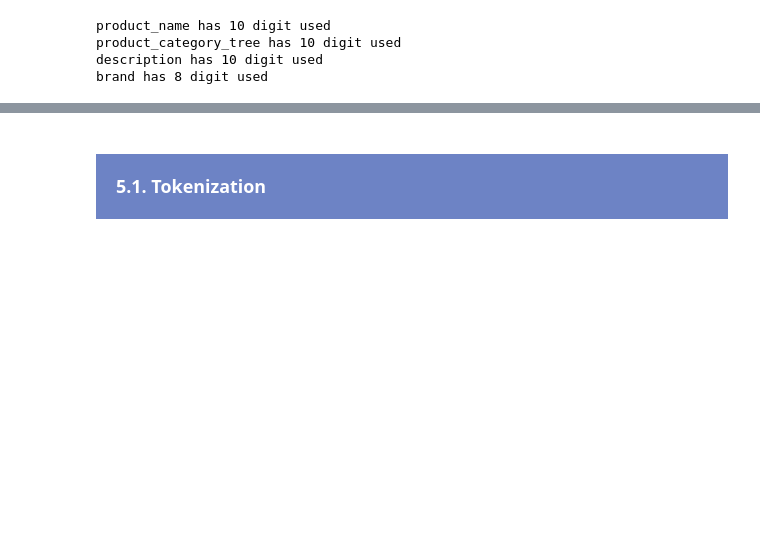
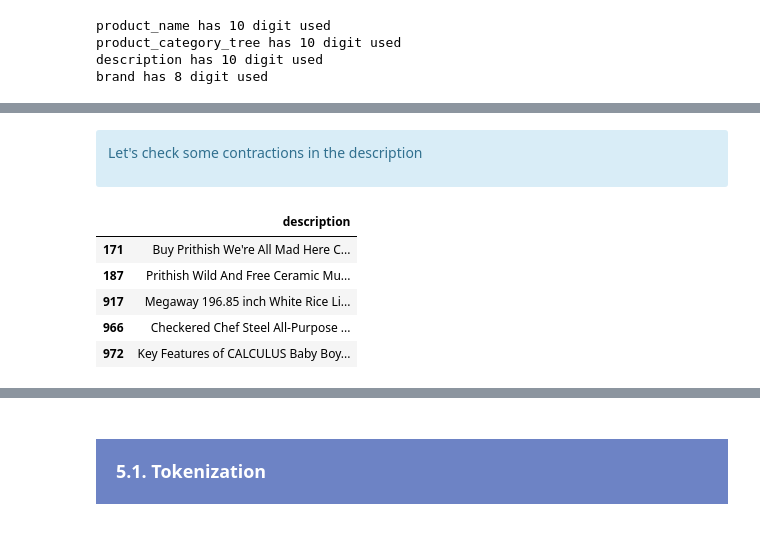
Before and after one commit to samirhinojosa/OC-P6-automatically-classify-consumer-goods, a Jupyter notebook: text_analysis_notebook.ipynb, the cells around one changed output, grey strips where cells are left out. Saved outputs shown, nothing was run; the diff lists cells and outputs as text; code cells hidden in the pictures; blank space fills up the shorter version.

```diff
--- a/text_analysis_notebook.ipynb
+++ b/text_analysis_notebook.ipynb
@@ -452,6 +456,6 @@ text_columns = [
 </div>
 # %%
-cols_to_check = ["digit", "special"]
+character_type = ["numerical", "special"]
 
 for col in text_columns:
 
@@ -462,7 +466,7 @@ for col in text_columns:
     globals()["df_" + col + "_check"] = pd.json_normalize(df_data[col + "_check"])
 
     # Counting the characters uniques by feature
-    for val in cols_to_check:
+    for val in character_type:
         globals()["dict_" + col + "_" + val] = {}
 
         for i in globals()["df_" + col + "_check"][val]:
@@ -562,0 +557,6 @@ fruit_dict
+# %% [markdown]
+<div class="alert alert-block alert-info">
+    <p>Let's check some contractions in the description</p>
+</div>
+# %%
+characters_to_check = ["\'re", "\'d", "\'t"]
@@ -562,0 +565,16 @@ fruit_dict
+# %%
+df_check_characters = df_data[["description"]].copy()
+# %%
+pd.set_option("display.max_rows", None) # show full of showing rows
+pd.set_option("display.max_columns", None) # show full of showing cols
+pd.set_option("display.max_colwidth", None) # show full width of showing cols
+pd.set_option("display.float_format", lambda x: "%.5f" % x) # show full content in cell
+# %%
+df_check_characters[df_check_characters["description"].str.contains("|".join(characters_to_check))].tail()
+# %% [output]
+|  | description |
+| 171 | Buy Prithish We're All Mad Here C... |
+| 187 | Prithish Wild And Free Ceramic Mu... |
+| 917 | Megaway 196.85 inch White Rice Li... |
+| 966 | Checkered Chef Steel All-Purpose ... |
+| 972 | Key Features of CALCULUS Baby Boy... |
```
Also changed, not shown: parts of 44 cells of this notebook, 2 other files.
